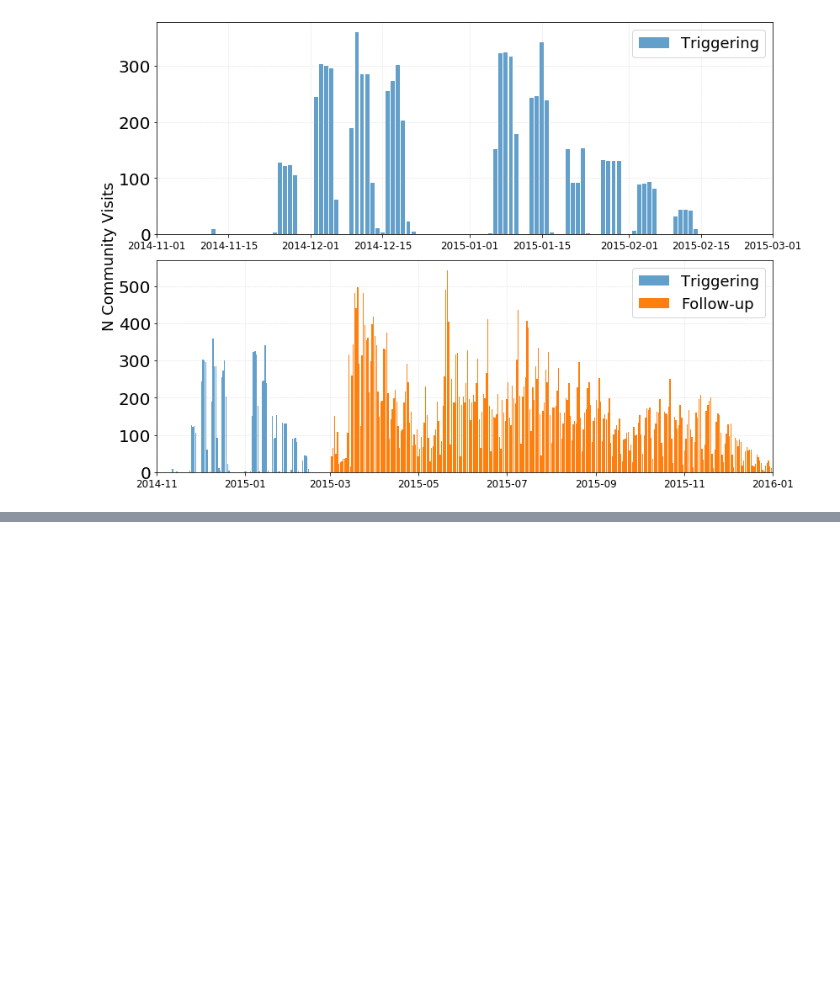
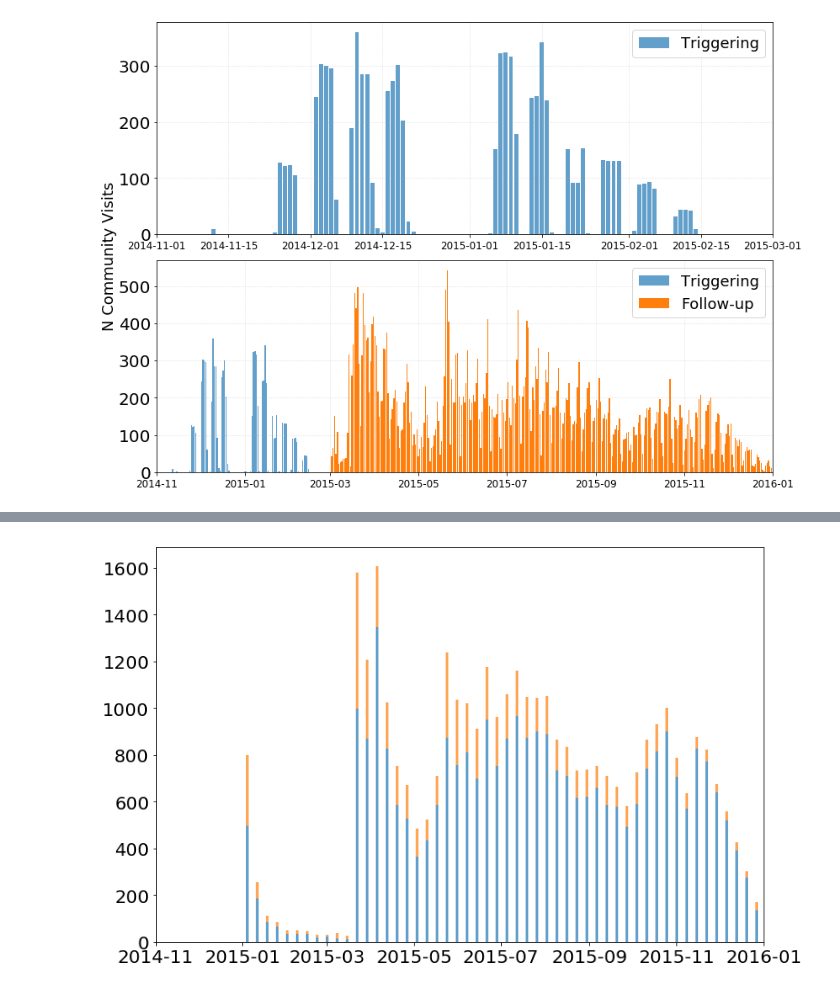
Before and after one commit to todddeluca/data_lab_challenge_2_team_1, a Jupyter notebook: notebooks/Combine_Data.ipynb, the cells around one changed output, grey strips where cells are left out. Saved outputs shown, nothing was run; the diff lists cells and outputs as text; code cells hidden in the pictures; blank space fills up the shorter version.

```diff
--- a/notebooks/Combine_Data.ipynb
+++ b/notebooks/Combine_Data.ipynb
@@ -194,0 +180,3 @@ plt.savefig('Triggering_followup_counts.pdf')
+# %%
+# get rows with more th
+digital_miss_text = digital[[f'g_actionstat/action{i}' for i in [1,2,4,5]]+['g_actionstat/biggest_change']].isna().min(axis=1)
@@ -194,0 +223,18 @@ plt.savefig('Triggering_followup_counts.pdf')
+# %%
+digital_missing_counts = fill_datetime(digital[digital_miss_text].today, 2015)
+digital_present_counts = fill_datetime(digital[~digital_miss_text].today, 2015)
+# %%
+combined_digital = pd.concat([digital_missing_counts,digital_present_counts],axis=1).fillna(0)
+# %%
+f,a = plt.subplots(1,1,figsize=(12,8))
+
+target_df = combined_digital
+
+a.bar(target_df.iloc[:,1].resample('W').sum().index, target_df.iloc[:,1].resample('W').sum(), width=2,alpha=.7,label='Triggering')
+a.bar(target_df.iloc[:,1].resample('W').sum().index, target_df.iloc[:,0].resample('W').sum(), width=2,bottom=target_df.iloc[:,1].resample('W').sum(),alpha=.7,label='Triggering')
+#plt.bar(followup_counts.index, followup_counts.values,alpha=.7,label='Triggering')
+a.set_xlim(datetime(2014,11,1),datetime(2016,1,1))
+
+plt.savefig('Weekly_Text_Repeats_digital.pdf')
+# %% [output]
+[figure, added]
```
Also changed, not shown: parts of 27 cells of this notebook, 2 other files.
